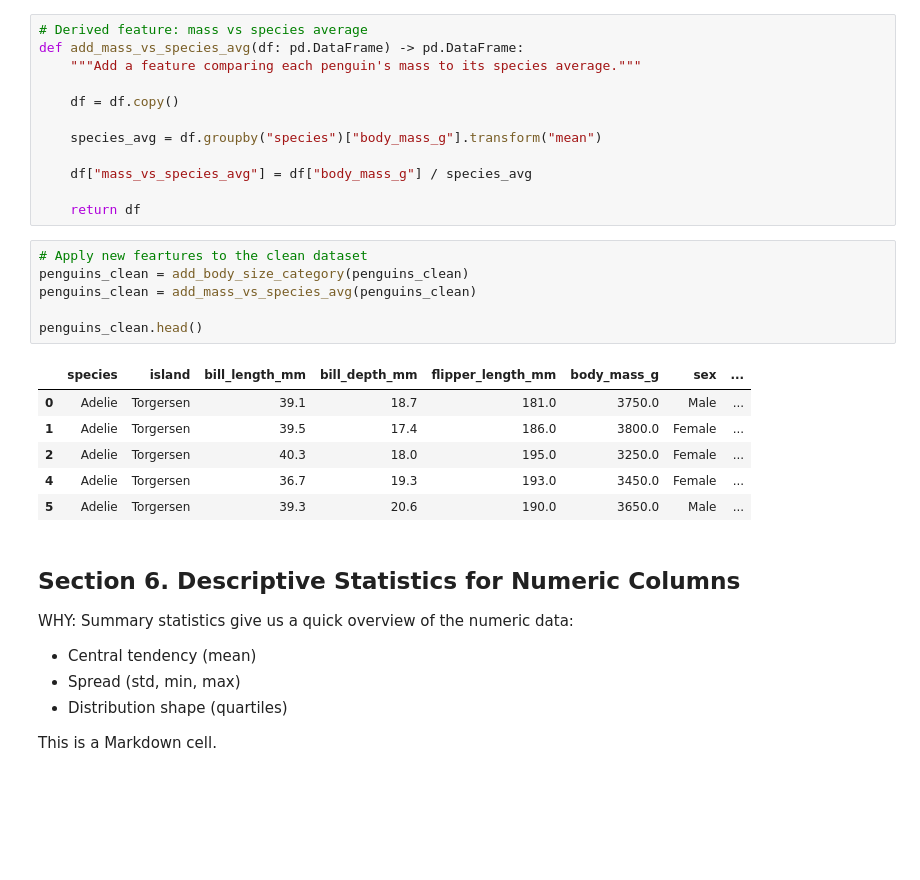
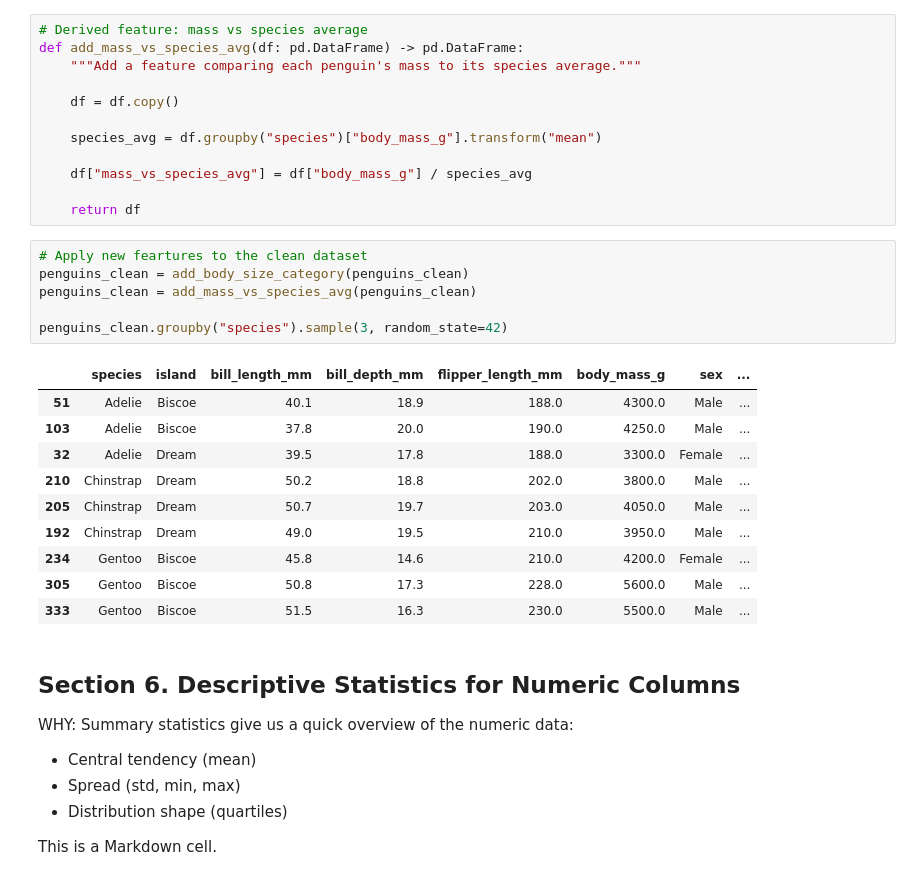
Before and after one commit to abeaderstadt/datafun-04-notebooks, a Jupyter notebook: notebooks/eda_beaderstadt.ipynb, the cells around one changed output. Drawn from its saved outputs; the diff is of its cells as text; blank space fills up the shorter version.

```diff
--- a/notebooks/eda_beaderstadt.ipynb
+++ b/notebooks/eda_beaderstadt.ipynb
@@ -224,16 +224,20 @@ def add_mass_vs_species_avg(df: pd.DataFrame) -> pd.DataFrame:
 # %%
 # Apply new feartures to the clean dataset
 penguins_clean = add_body_size_category(penguins_clean)
 penguins_clean = add_mass_vs_species_avg(penguins_clean)
 
-penguins_clean.head()
+penguins_clean.groupby("species").sample(3, random_state=42)
 # %% [output]
 |  | species | island | bill_length_mm | bill_depth_mm | flipper_length_mm | body_mass_g | sex | ... |
-| 0 | Adelie | Torgersen | 39.1 | 18.7 | 181.0 | 3750.0 | Male | ... |
-| 1 | Adelie | Torgersen | 39.5 | 17.4 | 186.0 | 3800.0 | Female | ... |
-| 2 | Adelie | Torgersen | 40.3 | 18.0 | 195.0 | 3250.0 | Female | ... |
-| 4 | Adelie | Torgersen | 36.7 | 19.3 | 193.0 | 3450.0 | Female | ... |
-| 5 | Adelie | Torgersen | 39.3 | 20.6 | 190.0 | 3650.0 | Male | ... |
+| 51 | Adelie | Biscoe | 40.1 | 18.9 | 188.0 | 4300.0 | Male | ... |
+| 103 | Adelie | Biscoe | 37.8 | 20.0 | 190.0 | 4250.0 | Male | ... |
+| 32 | Adelie | Dream | 39.5 | 17.8 | 188.0 | 3300.0 | Female | ... |
+| 210 | Chinstrap | Dream | 50.2 | 18.8 | 202.0 | 3800.0 | Male | ... |
+| 205 | Chinstrap | Dream | 50.7 | 19.7 | 203.0 | 4050.0 | Male | ... |
+| 192 | Chinstrap | Dream | 49.0 | 19.5 | 210.0 | 3950.0 | Male | ... |
+| 234 | Gentoo | Biscoe | 45.8 | 14.6 | 210.0 | 4200.0 | Female | ... |
+| 305 | Gentoo | Biscoe | 50.8 | 17.3 | 228.0 | 5600.0 | Male | ... |
+| 333 | Gentoo | Biscoe | 51.5 | 16.3 | 230.0 | 5500.0 | Male | ... |
 # %% [markdown]
 ## Section 6. Descriptive Statistics for Numeric Columns
 
```
